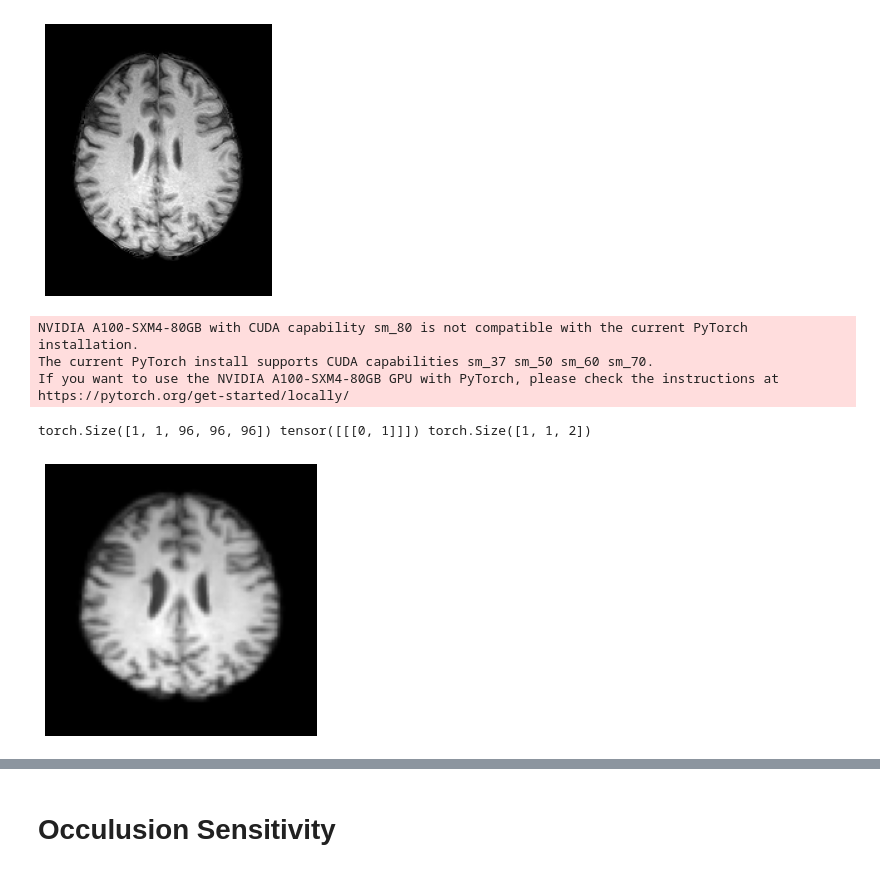
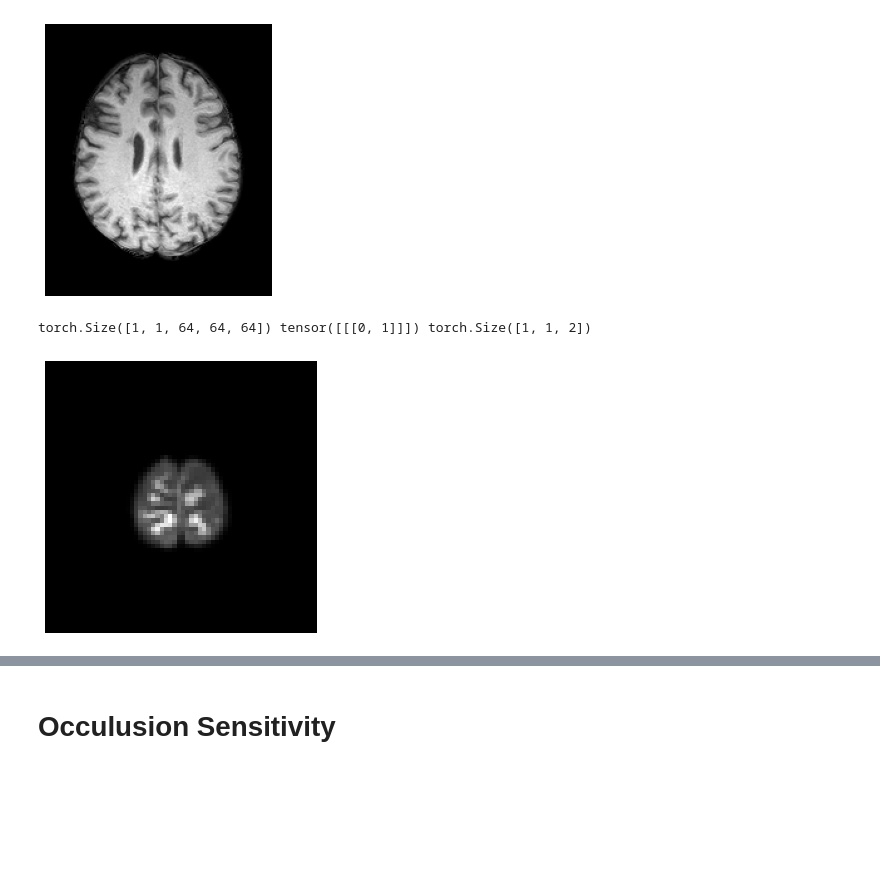
Before and after one commit to aa14av/MONAI, a Jupyter notebook: CNN.ipynb, the cells around one changed output, grey strips where cells are left out. Saved outputs shown, nothing was run; the diff lists cells and outputs as text; code cells hidden in the pictures; blank space fills up the shorter version.

```diff
--- a/CNN.ipynb
+++ b/CNN.ipynb
@@ -93,10 +93,9 @@ wandb: Currently logged in as: aalbizu. Use `wandb login --relogin` to force rel
 # Set data directory
 rootDir = '/blue/camctrp/working/gullettj/ACT/derivatives/SVM/';
 sdata = pd.read_csv(os.path.join(rootDir,'subjects_pre-mci_classification.csv')).to_numpy();
-train_batch = 30; val_batch=7;
-im_size = (96,96,96)
-pat_size = (24,24,24)
-gamma = 0.7
+train_batch = 30; val_batch=13; test_batch=5;
+im_size = (64,64,64)
+pat_size = (16,16,16)
 seed = 42
 
 # Two binary labels for Healthy vs pre-MCI
@@ -114,24 +113,32 @@ plt.axis('off'); plt.title('Class Labels');
 # %%
 images = [os.path.join(rootDir,'anat',''.join(['wc0csub-',str(sdata[s,0]),'_ses-01_T1w.nii'])) for s in range(sdata.shape[0])];
 
-def seed_everything(seed):
-    random.seed(seed)
-    os.environ['PYTHONHASHSEED'] = str(seed)
-    np.random.seed(seed)
-    torch.manual_seed(seed)
-    torch.cuda.manual_seed(seed)
-    torch.cuda.manual_seed_all(seed)
-    torch.backends.cudnn.deterministic = True
+# def seed_everything(seed):
+#     random.seed(seed)
+#     os.environ['PYTHONHASHSEED'] = str(seed)
+#     np.random.seed(seed)
+#     torch.manual_seed(seed)
+#     torch.cuda.manual_seed(seed)
+#     torch.cuda.manual_seed_all(seed)
+#     torch.backends.cudnn.deterministic = True
 
-seed_everything(seed)
+# seed_everything(seed)
 
-train_list, valid_list = train_test_split(images,
-                                          test_size=0.14,
+nontest_list, test_list = train_test_split(images,
+                                          test_size=0.03,
                                           stratify=lab.T,
                                           random_state=seed)
-train_label, valid_label = train_test_split(lab.T,
-                                          test_size=0.14,
+nontest_label, test_label = train_test_split(lab.T,
+                                          test_size=0.03,
                                           stratify=lab.T,
+                                          random_state=seed)
+train_list, valid_list = train_test_split(nontest_list,
+                                          test_size=0.12,
+                                          stratify=nontest_label,
+                                          random_state=seed)
+train_label, valid_label = train_test_split(nontest_label,
+                                          test_size=0.12,
+                                          stratify=nontest_label,
                                           random_state=seed)
 
 # Plot Responder Mean
@@ -146,37 +153,34 @@ sub-100161 (1/349) T1 Data
 # %%
 # Represent labels in one-hot format for binary classifier training,
 # BCEWithLogitsLoss requires target to have same shape as input
 labels = torch.nn.functional.one_hot(torch.as_tensor(lab.T)).long();
 train_lab = torch.nn.functional.one_hot(torch.as_tensor(train_label.T)).long();
 valid_lab = torch.nn.functional.one_hot(torch.as_tensor(valid_label.T)).long();
 
 # Define transforms
 train_transforms = Compose([
     ScaleIntensity(minv=0.0, maxv=1.0),
     AddChannel(),
     Resize(im_size),
     RandBiasField(),
     RandGaussianNoise(),
     EnsureType(data_type='tensor')]);
 
 val_transforms = Compose([
     ScaleIntensity(minv=0.0, maxv=1.0),
     AddChannel(),
     Resize(im_size),
     EnsureType(data_type='tensor')]);
 
 # Define nifti dataset, data loader
 check_ds = ImageDataset(image_files=images, labels=labels, transform=train_transforms);
 check_loader = DataLoader(check_ds, batch_size=1, num_workers=2, pin_memory=pin_memory);
 
 im, label = monai.utils.misc.first(check_loader); print(im.shape, label, label.shape)
-plt.imshow(im[0,0,:,:,52].T, cmap="gray", origin="lower"); plt.axis('off');
+plt.imshow(im[0,0,:,:,35].T, cmap="gray", origin="lower"); plt.axis('off');
 # %% [output]
-NVIDIA A100-SXM4-80GB with CUDA capability sm_80 is not compatible with the current PyTorch installation.
-The current PyTorch install supports CUDA capabilities sm_37 sm_50 sm_60 sm_70.
-If you want to use the NVIDIA A100-SXM4-80GB GPU with PyTorch, please check the instructions at https://pytorch.org/get-started/locally/
+torch.Size([1, 1, 64, 64, 64]) tensor([[[0, 1]]]) torch.Size([1, 1, 2])
-torch.Size([1, 1, 96, 96, 96]) tensor([[[0, 1]]]) torch.Size([1, 1, 2])
-[figure, old version]
+[figure, new version]
 # %%
 # create a training data loader
 train_ds = ImageDataset(image_files=train_list, labels=train_lab[0,:,:], transform=train_transforms);
```
Also changed, not shown: parts of 7 cells of this notebook.
